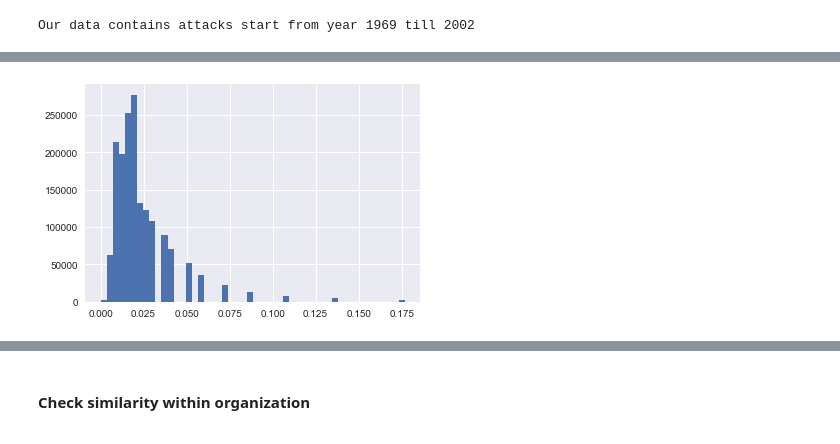
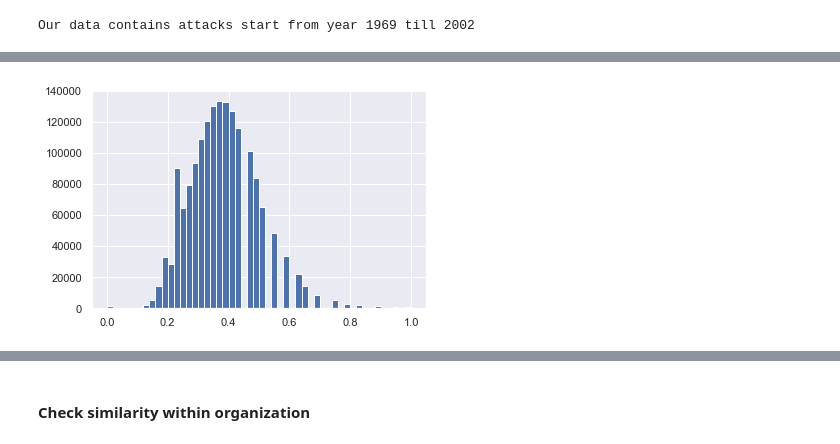
Before and after one commit to yusiZou/NTDS_project, a Jupyter notebook: code.ipynb, the cells around one changed output, grey strips where cells are left out. Drawn from its saved outputs; the diff is of its cells as text; code cells hidden in the pictures.

```diff
--- a/code.ipynb
+++ b/code.ipynb
@@ -150,3 +156,10 @@ features_adjacency = np.exp(-squareform(pdist(nodes.drop([0, 107], axis=1))))
+# %%
+features = pd.get_dummies(nodes.iloc[:, 1:])
+
+distances = pdist(features)
+kernel_width = distances.mean()
+weights = np.exp(-distances**2 / kernel_width**2)
+features_adjacency = squareform(weights)
 # %%
 # put the diagonal values to 0
 features_adjacency[(range(n_nodes), range(n_nodes))] = 0
@@ -153,4 +182,4 @@ features_adjacency[(range(n_nodes), range(n_nodes))] = 0
 # %%
-plt.hist(features_adjacency[features_adjacency < 0.2].ravel(), bins=50);
+plt.hist(features_adjacency.ravel(), bins=50);
 # %% [output]
-[figure, old version]
+[figure, new version]
```
Also changed, not shown: parts of 27 cells of this notebook.
